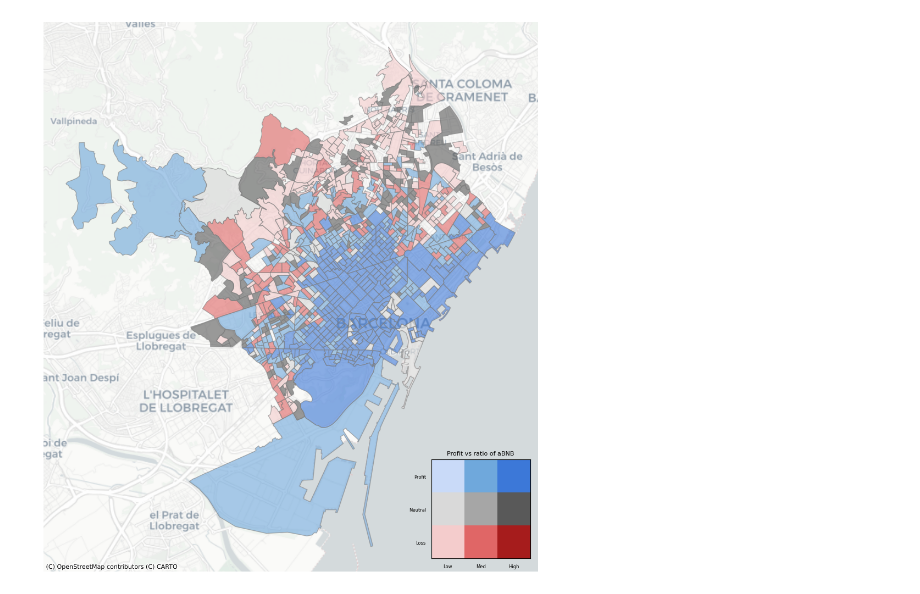
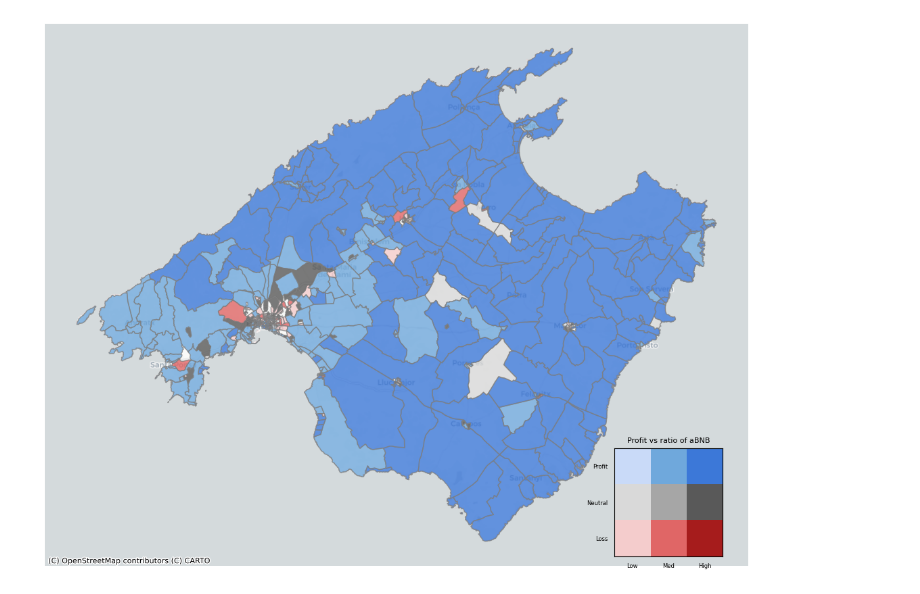
Before and after one commit to mehrrero/parasites, a Jupyter notebook: tests.ipynb, the cells around one changed output. Cells and saved outputs as stored; diff of their text form; code cells hidden in the pictures.

Commit message:
new data added

```diff
--- a/tests.ipynb
+++ b/tests.ipynb
@@ -34,14 +23,6 @@ out['net_profit'] = np.sign(out['profit'])
+# %%
+out = gpd.read_file('data/results/mallorca.geojson')
 # %%
-import pandas as pd
-import geopandas as gpd
-import matplotlib.pyplot as plt
-import contextily as cx
-import matplotlib.colors as mcolors
-from matplotlib.colors import to_rgb
-import numpy as np
-from mpl_toolkits.axes_grid1.inset_locator import inset_axes
-
-
 # Drop missing values
 out = out.dropna(subset=['net_profit', 'ratio']).copy()
 
@@ -74,33 +55,33 @@ if out.crs.to_epsg() != 3857:
 
 # Plot
 fig, ax = plt.subplots(figsize=(10.4, 10))
-out.plot(column='bivariate_class_num', cmap=cmap, linewidth=1, edgecolor='grey', ax=ax, alpha = 0.6)
+out.plot(column='bivariate_class_num', cmap=cmap, linewidth=1, edgecolor='grey', ax=ax, alpha = 0.8)
 cx.add_basemap(ax, crs=out.crs, source=cx.providers.CartoDB.Positron)
 plt.axis('off')
 
 # Create inset legend in the bottom-right corner of the map
 inset_ax = inset_axes(ax, width="20%", height="20%", loc='lower right', borderpad=1)
 
 # Convert color matrix to 3x3 RGB
 rgb_matrix = np.array([
     [to_rgb(color_matrix[i * 3 + j]) for j in range(3)]
     for i in range(3)
 ])
 legend_img = np.flipud(rgb_matrix)  # so negative is bottom
 
 # Plot legend
 inset_ax.imshow(legend_img, extent=[0, 3, 0, 3])
 inset_ax.set_xticks([0.5, 1.5, 2.5])
 inset_ax.set_yticks([0.5, 1.5, 2.5])
 inset_ax.set_xticklabels(['Low', 'Med', 'High'], fontsize=6)
 inset_ax.set_yticklabels(['Loss', 'Neutral', 'Profit'], fontsize=6)
 
 
 inset_ax.set_title('Profit vs ratio of aBNB', fontsize=8)
 inset_ax.tick_params(left=False, bottom=False)
 inset_ax.grid(False)
 
 plt.tight_layout(pad=0)
 plt.show()
 # %% [output]
-[figure, old version]
+[figure, new version]
```
Also changed, not shown: parts of 13 cells of this notebook, 9 other files.
